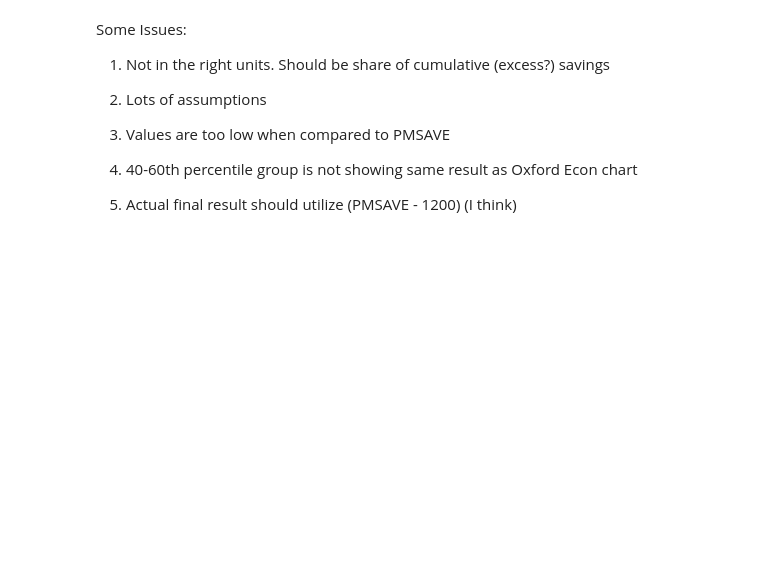
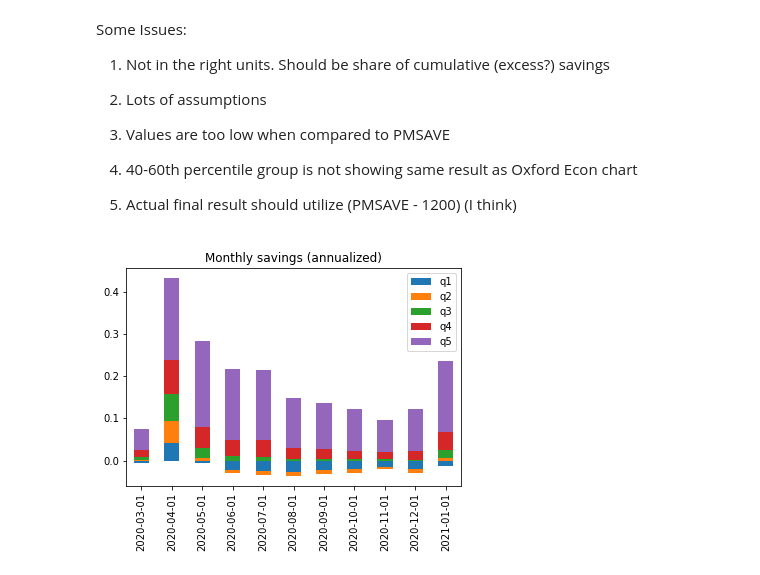
Before and after one commit to bdecon/blog_posts, a Jupyter notebook: COVID_Savings/COVID_Savings_Holders.ipynb, the cells around one changed output. Drawn from its saved outputs; the diff is of its cells as text; code cells hidden in the pictures; blank space fills up the shorter version.

```diff
--- a/COVID_Savings/COVID_Savings_Holders.ipynb
+++ b/COVID_Savings/COVID_Savings_Holders.ipynb
@@ -226,3 +262,7 @@ Some Issues:
 4) 40-60th percentile group is not showing same result as Oxford Econ chart
 
 5) Actual final result should utilize (PMSAVE - 1200) (I think)
+# %%
+final_excess.plot(kind='bar', stacked=True, title='Monthly savings (annualized)');
+# %% [output]
+[figure, added]
```
Also changed, not shown: parts of 12 cells of this notebook.
